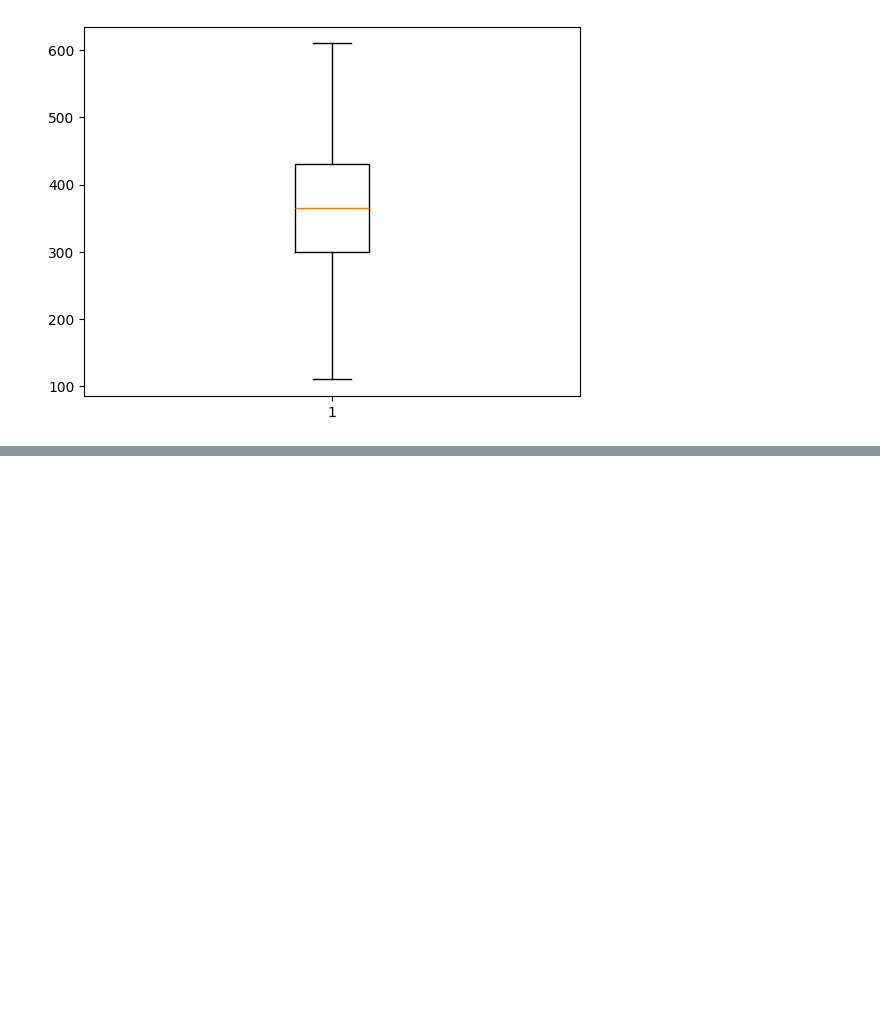
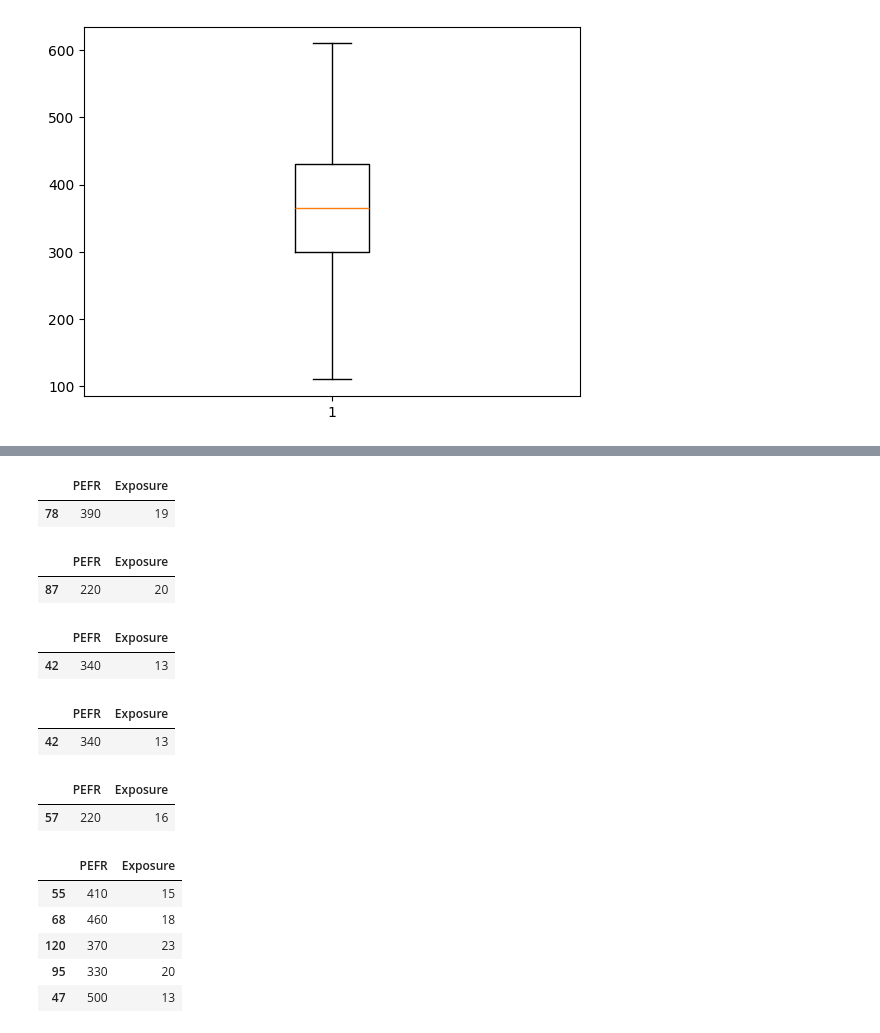
Before and after one commit to shreyasstha/data, a Jupyter notebook: statistics.ipynb, the cells around one changed output, grey strips where cells are left out. Saved outputs shown, nothing was run; the diff lists cells and outputs as text; code cells hidden in the pictures; blank space fills up the shorter version.

Commit message:
random seed

```diff
--- a/statistics.ipynb
+++ b/statistics.ipynb
@@ -121,0 +141,37 @@ plt.boxplot(df["PEFR"])
+# %%
+df.sample() #picks random value each time
+# %% [output]
+|  | PEFR | Exposure |
+| 78 | 390 | 19 |
+# %%
+df.sample()
+# %% [output]
+|  | PEFR | Exposure |
+| 87 | 220 | 20 |
+# %%
+np.random.seed(3)
+df.sample()
+# %% [output]
+|  | PEFR | Exposure |
+| 42 | 340 | 13 |
+# %%
+np.random.seed(3)
+df.sample()
+# %% [output]
+|  | PEFR | Exposure |
+| 42 | 340 | 13 |
+# %%
+np.random.seed(5)
+df.sample()
+# %% [output]
+|  | PEFR | Exposure |
+| 57 | 220 | 16 |
+# %%
+df.sample(5)
+# %% [output]
+|  | PEFR | Exposure |
+| 55 | 410 | 15 |
+| 68 | 460 | 18 |
+| 120 | 370 | 23 |
+| 95 | 330 | 20 |
+| 47 | 500 | 13 |
```
Also changed, not shown: parts of 3 cells of this notebook.
